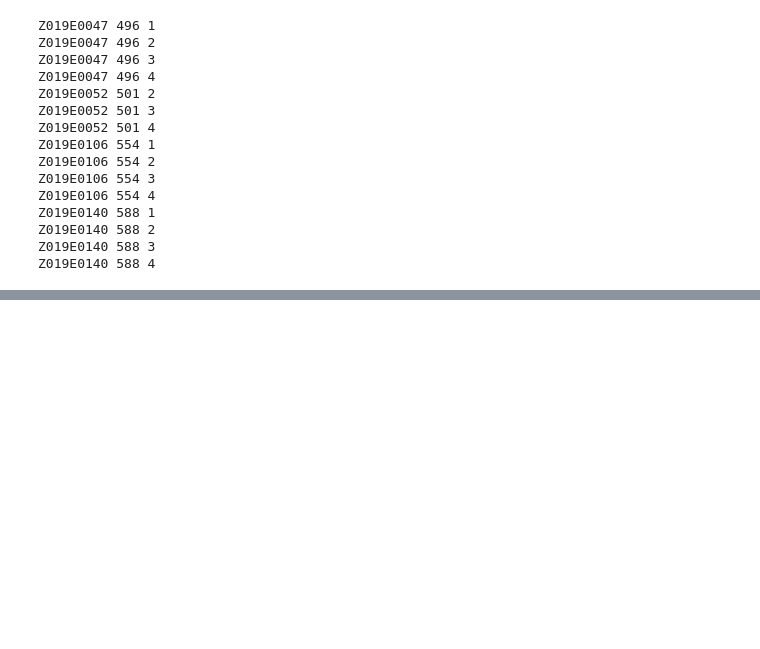
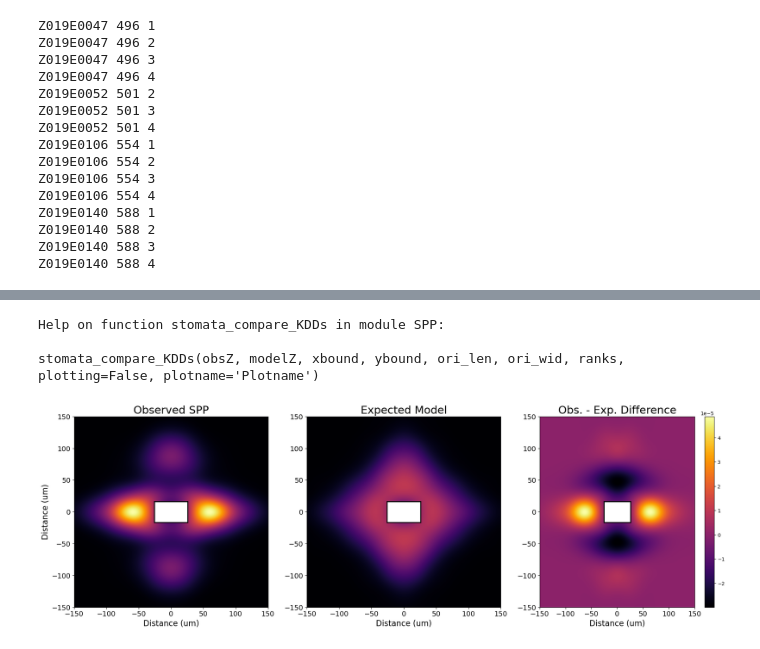
Before and after one commit to jgerardhodge/pySPP, a Jupyter notebook: SPP_Binder_Demo.ipynb, the cells around one changed output, grey strips where cells are left out. Drawn from its saved outputs; the diff is of its cells as text; code cells hidden in the pictures; blank space fills up the shorter version.

Commit message:
Expanding demo with comparative tools
Including a working demonstration of the comparative methods functionality in the SPP library

```diff
--- a/SPP_Binder_Demo.ipynb
+++ b/SPP_Binder_Demo.ipynb
@@ -817,0 +875,13 @@ For questions or comments feel free to reach out!
+# %%
+help(SPP.stomata_compare_KDDs)
+
+#Normalizing the shape of our spatial distributions, especially the randomized null model can make the comparison heatmap easier to interpret
+RepZnorm=SPP.stomata_KDD_rorshach(RepZ, False)
+nullZnorm=SPP.stomata_KDD_rorshach(nullZ, False)
+
+DiffZ=SPP.stomata_compare_KDDs(RepZnorm, nullZnorm, xbound=150, ybound=150, ori_len=25.87, ori_wid=16.32, ranks=ranks, plotting=True)
+# %% [output]
+Help on function stomata_compare_KDDs in module SPP:
+
+stomata_compare_KDDs(obsZ, modelZ, xbound, ybound, ori_len, ori_wid, ranks, plotting=False, plotname='Plotname')
+[figure, added]
```
Also changed, not shown: parts of 12 cells of this notebook.
